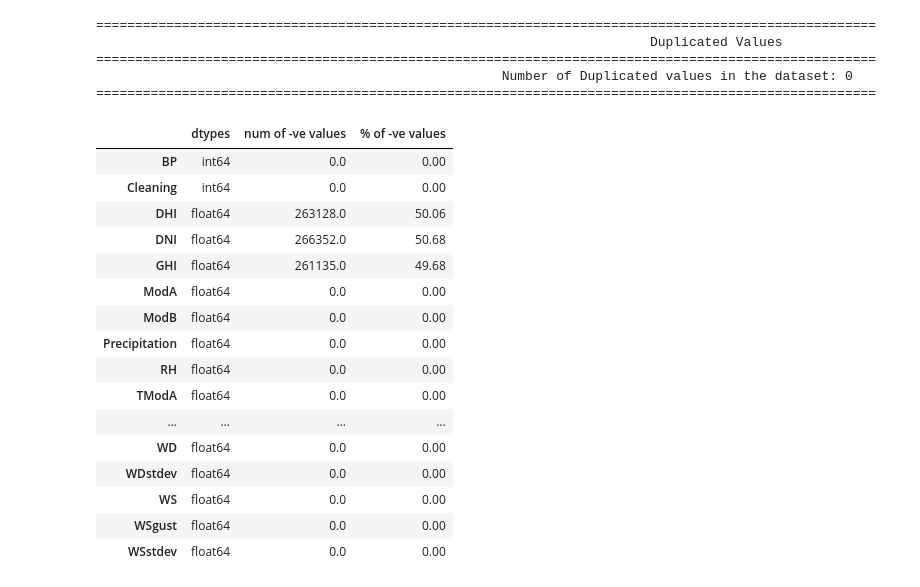
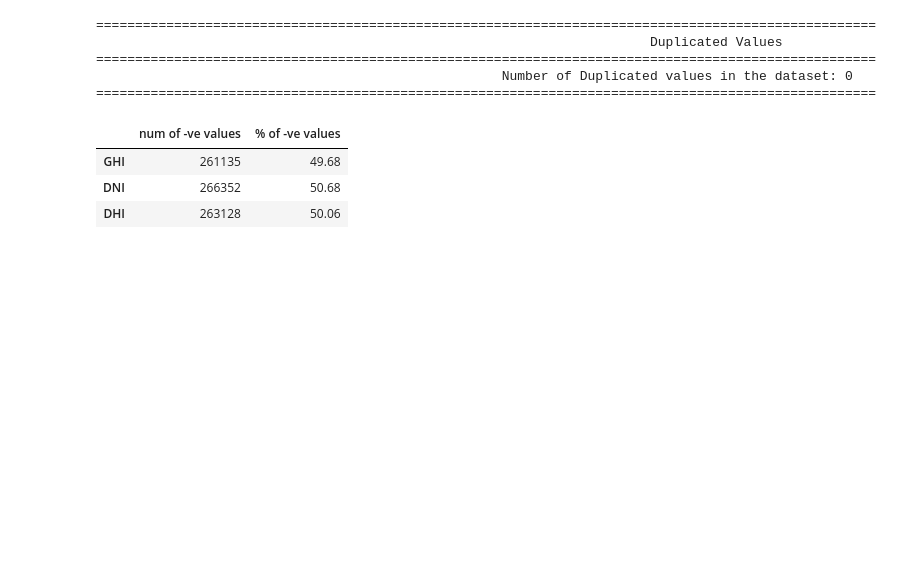
Before and after one commit to Jonepeter/solar-challenge-week1, a Jupyter notebook: notebooks/sierraleone_eda.ipynb, the cells around one changed output. Saved outputs shown, nothing was run; the diff lists cells and outputs as text; code cells hidden in the pictures; blank space fills up the shorter version.

```diff
--- a/notebooks/sierraleone_eda.ipynb
+++ b/notebooks/sierraleone_eda.ipynb
@@ -171,28 +160,15 @@ print("="*100, end="\n")
 # %%
 # finding incorrect entries from the dataset
 negative_values = pd.DataFrame({
-    'dtypes': sierraleone_data.dtypes,
-    'num of -ve values': sierraleone_data.select_dtypes(include='number').lt(0).sum(),
-    "% of -ve values": round(sierraleone_data.select_dtypes(include='number').lt(0).mean() *100, 2),
+    'num of -ve values': sierraleone_data.select_dtypes(include='number').lt(0).sum(), # counting the number of negative values in the dataset
+    "% of -ve values": round(sierraleone_data.select_dtypes(include='number').lt(0).mean() *100, 2), # percentage of negative values
 })
 
-negative_values
+negative_values_0 = negative_values[negative_values['num of -ve values'] > 0]
+negative_values_0
 # %% [output]
-|  | dtypes | num of -ve values | % of -ve values |
-| BP | int64 | 0.0 | 0.00 |
-| Cleaning | int64 | 0.0 | 0.00 |
-| DHI | float64 | 263128.0 | 50.06 |
-| DNI | float64 | 266352.0 | 50.68 |
-| GHI | float64 | 261135.0 | 49.68 |
-| ModA | float64 | 0.0 | 0.00 |
-| ModB | float64 | 0.0 | 0.00 |
-| Precipitation | float64 | 0.0 | 0.00 |
-| RH | float64 | 0.0 | 0.00 |
-| TModA | float64 | 0.0 | 0.00 |
-| ... | ... | ... | ... |
-| WD | float64 | 0.0 | 0.00 |
-| WDstdev | float64 | 0.0 | 0.00 |
-| WS | float64 | 0.0 | 0.00 |
-| WSgust | float64 | 0.0 | 0.00 |
-| WSstdev | float64 | 0.0 | 0.00 |
+|  | num of -ve values | % of -ve values |
+| GHI | 261135 | 49.68 |
+| DNI | 266352 | 50.68 |
+| DHI | 263128 | 50.06 |
 # %%
```
Also changed, not shown: parts of 40 cells of this notebook.
